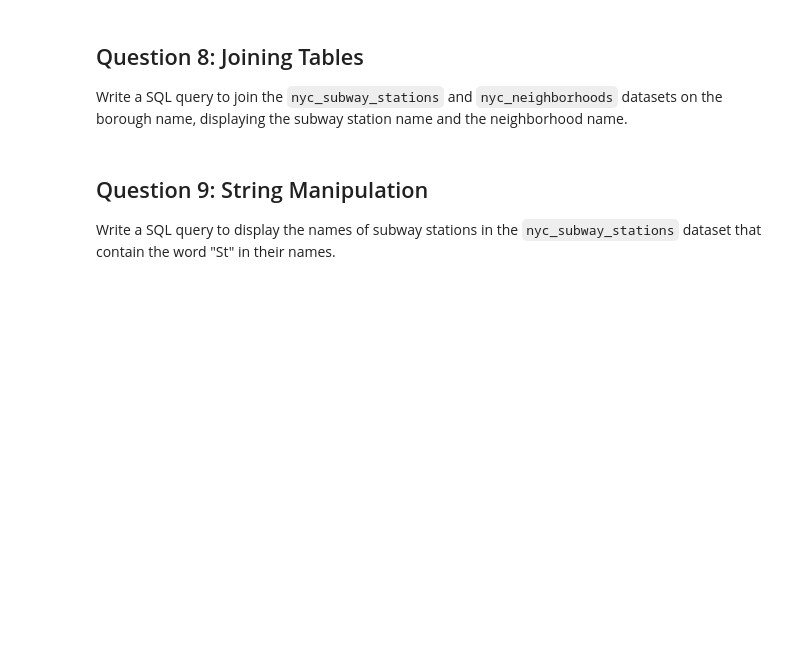
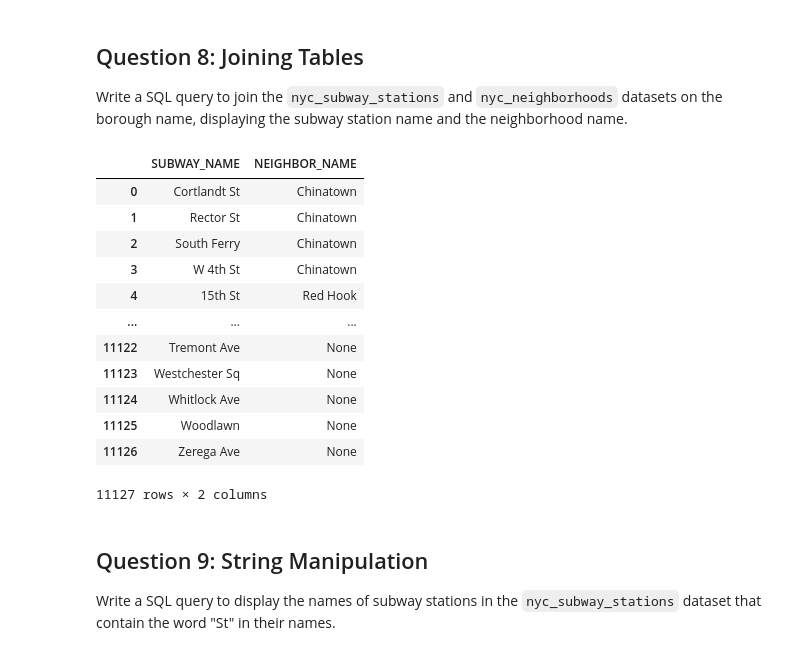
Before and after one commit to NeridaChen/CASA0025_PRAC, a Jupyter notebook: notebooks/W02_lab.ipynb, the cells around one changed output. Drawn from its saved outputs; the diff is of its cells as text; code cells hidden in the pictures; blank space fills up the shorter version.

```diff
--- a/notebooks/W02_lab.ipynb
+++ b/notebooks/W02_lab.ipynb
@@ -65,6 +201,24 @@ Write a SQL query to list the number of subway stations in each borough, sorted
 Write a SQL query to join the `nyc_subway_stations` and `nyc_neighborhoods` datasets on the borough name, displaying the subway station name and the neighborhood name.
 # %%
 # Add your code here.
+%%sql
+SELECT nyc_subway_stations."NAME" AS "SUBWAY_NAME", nyc_neighborhoods."NAME" AS "NEIGHBOR_NAME"
+FROM nyc_subway_stations
+LEFT JOIN nyc_neighborhoods ON nyc_subway_stations."BOROUGH" = nyc_neighborhoods."BORONAME"；
+# %% [output]
+|  | SUBWAY_NAME | NEIGHBOR_NAME |
+| 0 | Cortlandt St | Chinatown |
+| 1 | Rector St | Chinatown |
+| 2 | South Ferry | Chinatown |
+| 3 | W 4th St | Chinatown |
+| 4 | 15th St | Red Hook |
+| ... | ... | ... |
+| 11122 | Tremont Ave | None |
+| 11123 | Westchester Sq | None |
+| 11124 | Whitlock Ave | None |
+| 11125 | Woodlawn | None |
+| 11126 | Zerega Ave | None |
+11127 rows × 2 columns
 # %% [markdown]
 ## Question 9: String Manipulation
 
```
Also changed, not shown: parts of 14 cells of this notebook.
